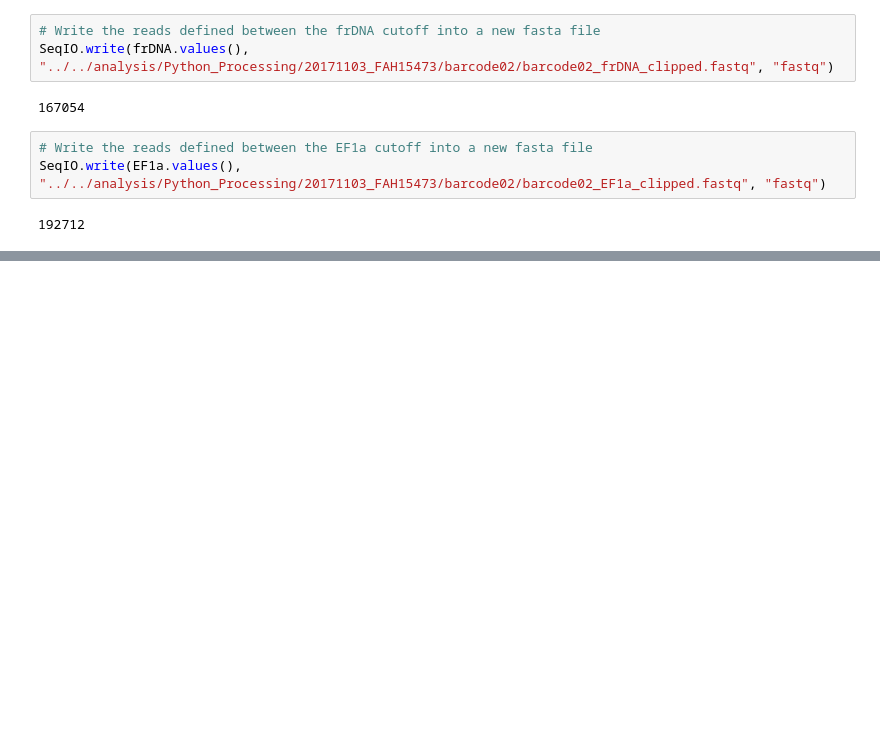
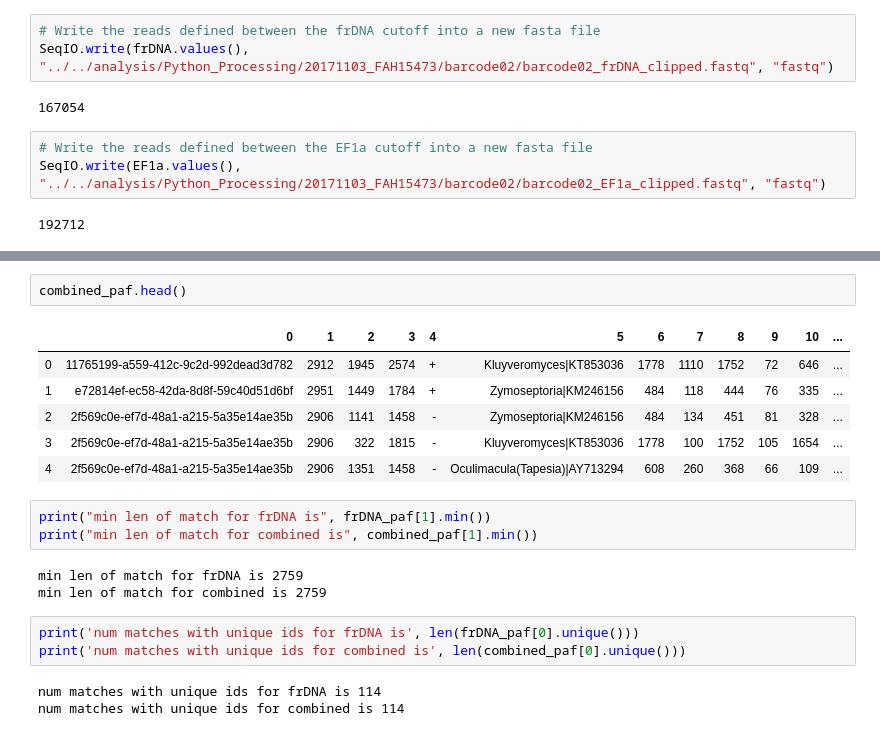
Before and after one commit to teenjes/fungal_ML, a Jupyter notebook: scripts/Notebooks/Honours Pre-processing.ipynb, the cells around one changed output, grey strips where cells are left out. Drawn from its saved outputs; the diff is of its cells as text; blank space fills up the shorter version.

Commit message:
Determining matches by homology p1

```diff
--- a/scripts/Notebooks/Honours Pre-processing.ipynb
+++ b/scripts/Notebooks/Honours Pre-processing.ipynb
@@ -58,0 +99,21 @@ SeqIO.write(EF1a.values(), "../../analysis/Python_Processing/20171103_FAH15473/b
+# %%
+combined_paf.head()
+# %% [output]
+|  | 0 | 1 | 2 | 3 | 4 | 5 | 6 | 7 | 8 | 9 | 10 | ... |
+| 0 | 11765199-a559-412c-9c2d-992dead3d782 | 2912 | 1945 | 2574 | + | Kluyveromyces|KT853036 | 1778 | 1110 | 1752 | 72 | 646 | ... |
+| 1 | e72814ef-ec58-42da-8d8f-59c40d51d6bf | 2951 | 1449 | 1784 | + | Zymoseptoria|KM246156 | 484 | 118 | 444 | 76 | 335 | ... |
+| 2 | 2f569c0e-ef7d-48a1-a215-5a35e14ae35b | 2906 | 1141 | 1458 | - | Zymoseptoria|KM246156 | 484 | 134 | 451 | 81 | 328 | ... |
+| 3 | 2f569c0e-ef7d-48a1-a215-5a35e14ae35b | 2906 | 322 | 1815 | - | Kluyveromyces|KT853036 | 1778 | 100 | 1752 | 105 | 1654 | ... |
+| 4 | 2f569c0e-ef7d-48a1-a215-5a35e14ae35b | 2906 | 1351 | 1458 | - | Oculimacula(Tapesia)|AY713294 | 608 | 260 | 368 | 66 | 109 | ... |
+# %%
+print("min len of match for frDNA is", frDNA_paf[1].min())
+print("min len of match for combined is", combined_paf[1].min())
+# %% [output]
+min len of match for frDNA is 2759
+min len of match for combined is 2759
+# %%
+print('num matches with unique ids for frDNA is', len(frDNA_paf[0].unique()))
+print('num matches with unique ids for combined is', len(combined_paf[0].unique()))
+# %% [output]
+num matches with unique ids for frDNA is 114
+num matches with unique ids for combined is 114
```
Also changed, not shown: parts of 13 cells of this notebook.
